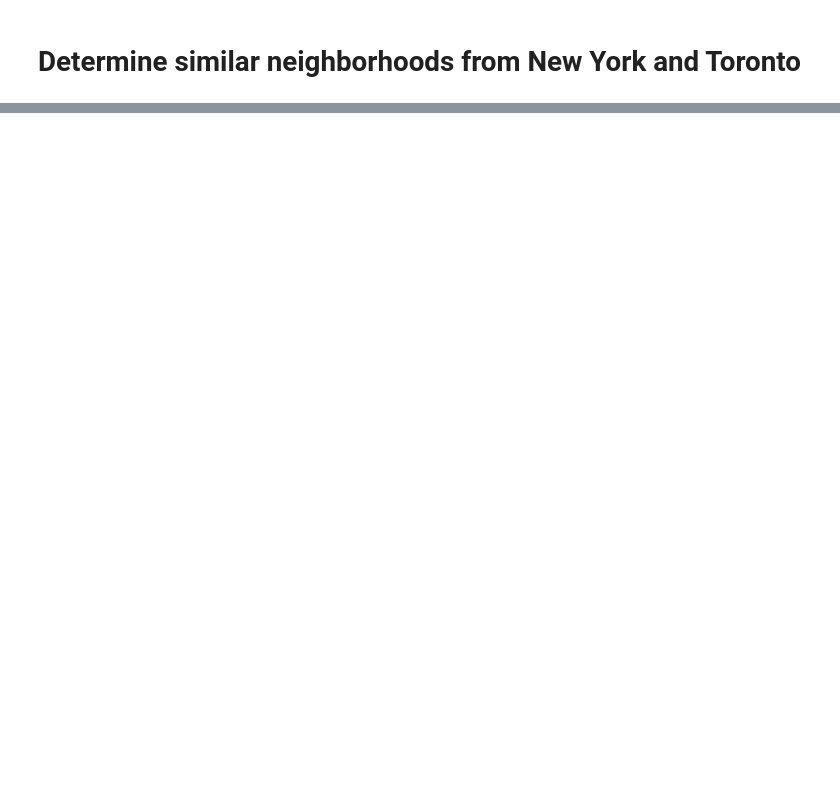
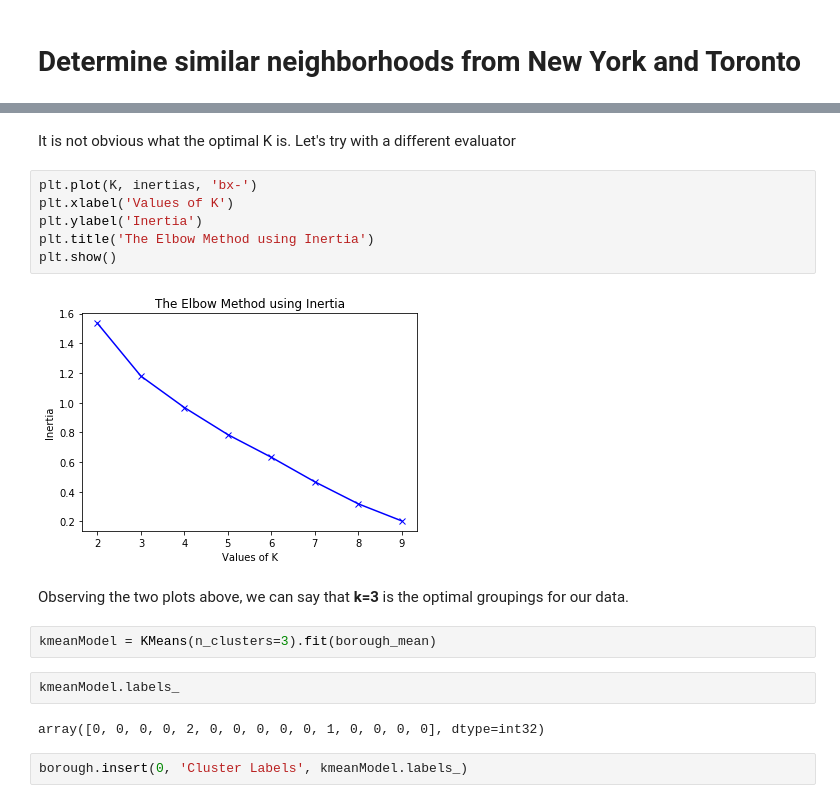
Before and after one commit to Cass-Li/Coursera_Capstone, a Jupyter notebook: Capstone Project.ipynb, the cells around one changed output, grey strips where cells are left out. Drawn from its saved outputs; the diff is of its cells as text; blank space fills up the shorter version.

```diff
--- a/Capstone Project.ipynb
+++ b/Capstone Project.ipynb
@@ -15,0 +429,20 @@ The venues data will cont
+# %% [markdown]
+It is not obvious what the optimal K is. Let's try with a different evaluator
+# %%
+plt.plot(K, inertias, 'bx-')
+plt.xlabel('Values of K')
+plt.ylabel('Inertia')
+plt.title('The Elbow Method using Inertia')
+plt.show()
+# %% [output]
+[figure, added]
+# %% [markdown]
+Observing the two plots above, we can say that **k=3** is the optimal groupings for our data.
+# %%
+kmeanModel = KMeans(n_clusters=3).fit(borough_mean)
+# %%
+kmeanModel.labels_
+# %% [output]
+array([0, 0, 0, 0, 2, 0, 0, 0, 0, 0, 1, 0, 0, 0, 0], dtype=int32)
+# %%
+borough.insert(0, 'Cluster Labels', kmeanModel.labels_)
```
Also changed, not shown: parts of 54 cells of this notebook.
